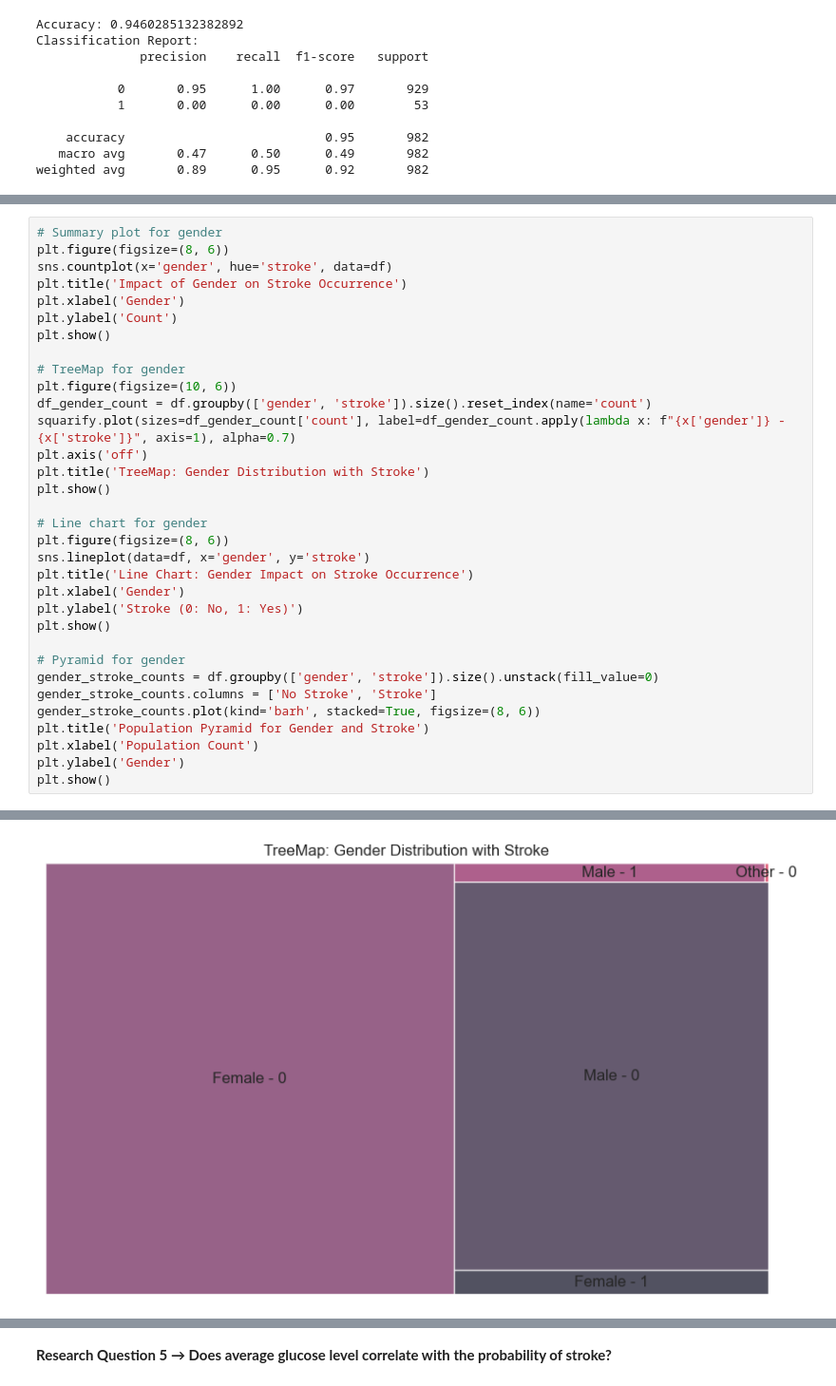
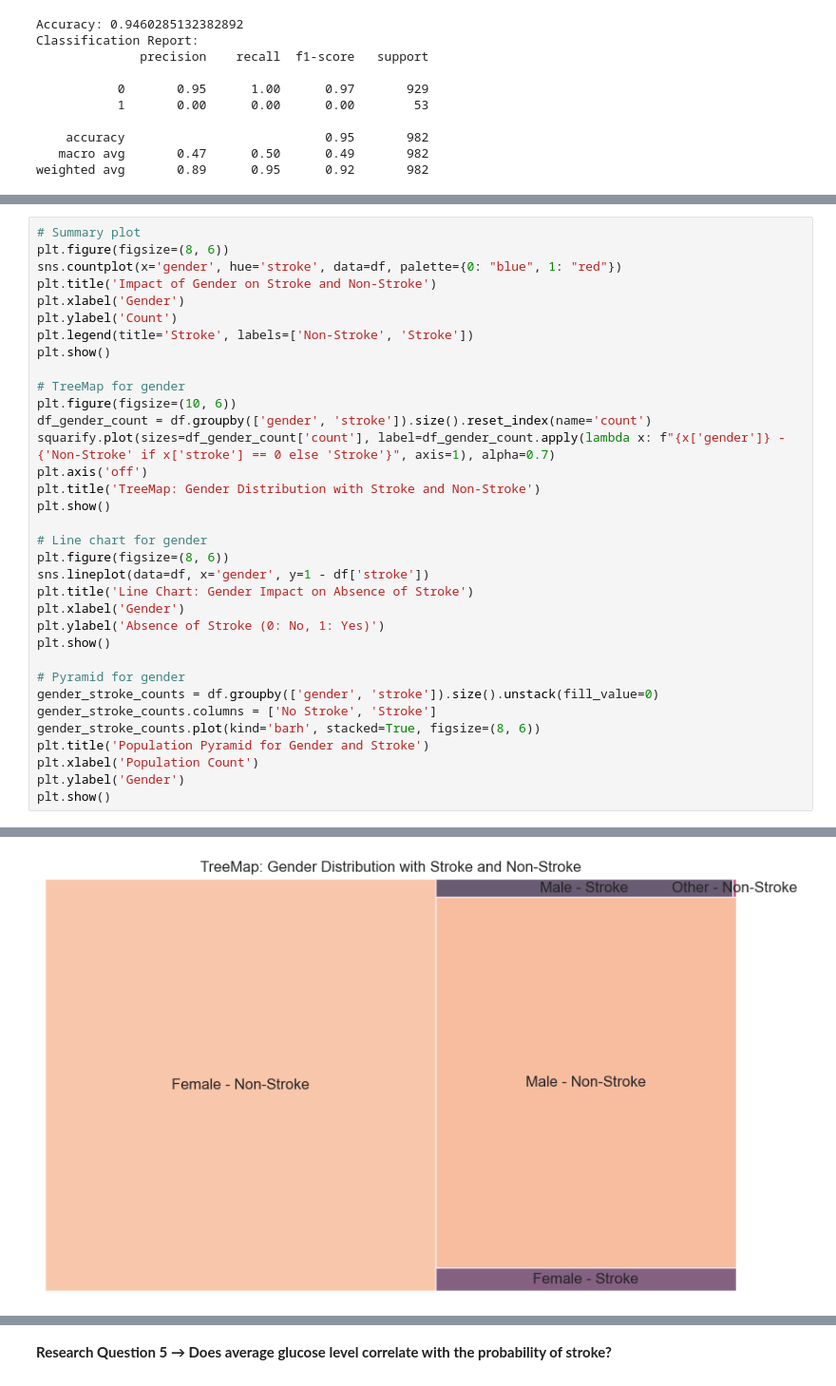
Before and after one commit to zen-0wl/XAl-on-healthcare-diagnostics, a Jupyter notebook: feature-selection.ipynb, the cells around one changed output, grey strips where cells are left out. Shown at 95% size. Saved outputs shown, nothing was run; the diff lists cells and outputs as text.

```diff
--- a/feature-selection.ipynb
+++ b/feature-selection.ipynb
@@ -404,28 +405,29 @@ Classification Report:
    macro avg       0.47      0.50      0.49       982
 weighted avg       0.89      0.95      0.92       982
 # %%
-# Summary plot for gender
+# Summary plot
 plt.figure(figsize=(8, 6))
-sns.countplot(x='gender', hue='stroke', data=df)
-plt.title('Impact of Gender on Stroke Occurrence')
+sns.countplot(x='gender', hue='stroke', data=df, palette={0: "blue", 1: "red"})
+plt.title('Impact of Gender on Stroke and Non-Stroke')
 plt.xlabel('Gender')
 plt.ylabel('Count')
+plt.legend(title='Stroke', labels=['Non-Stroke', 'Stroke'])
 plt.show()
 
 # TreeMap for gender
 plt.figure(figsize=(10, 6))
 df_gender_count = df.groupby(['gender', 'stroke']).size().reset_index(name='count')
-squarify.plot(sizes=df_gender_count['count'], label=df_gender_count.apply(lambda x: f"{x['gender']} - {x['stroke']}", axis=1), alpha=0.7)
+squarify.plot(sizes=df_gender_count['count'], label=df_gender_count.apply(lambda x: f"{x['gender']} - {'Non-Stroke' if x['stroke'] == 0 else 'Stroke'}", axis=1), alpha=0.7)
 plt.axis('off')
-plt.title('TreeMap: Gender Distribution with Stroke')
+plt.title('TreeMap: Gender Distribution with Stroke and Non-Stroke')
 plt.show()
 
 # Line chart for gender
 plt.figure(figsize=(8, 6))
-sns.lineplot(data=df, x='gender', y='stroke')
-plt.title('Line Chart: Gender Impact on Stroke Occurrence')
+sns.lineplot(data=df, x='gender', y=1 - df['stroke'])
+plt.title('Line Chart: Gender Impact on Absence of Stroke')
 plt.xlabel('Gender')
-plt.ylabel('Stroke (0: No, 1: Yes)')
+plt.ylabel('Absence of Stroke (0: No, 1: Yes)')
 plt.show()
 
 # Pyramid for gender
@@ -441 +443 @@ plt.show()
-[figure, old version]
+[figure, new version]
```
Also changed, not shown: parts of 26 cells of this notebook.
